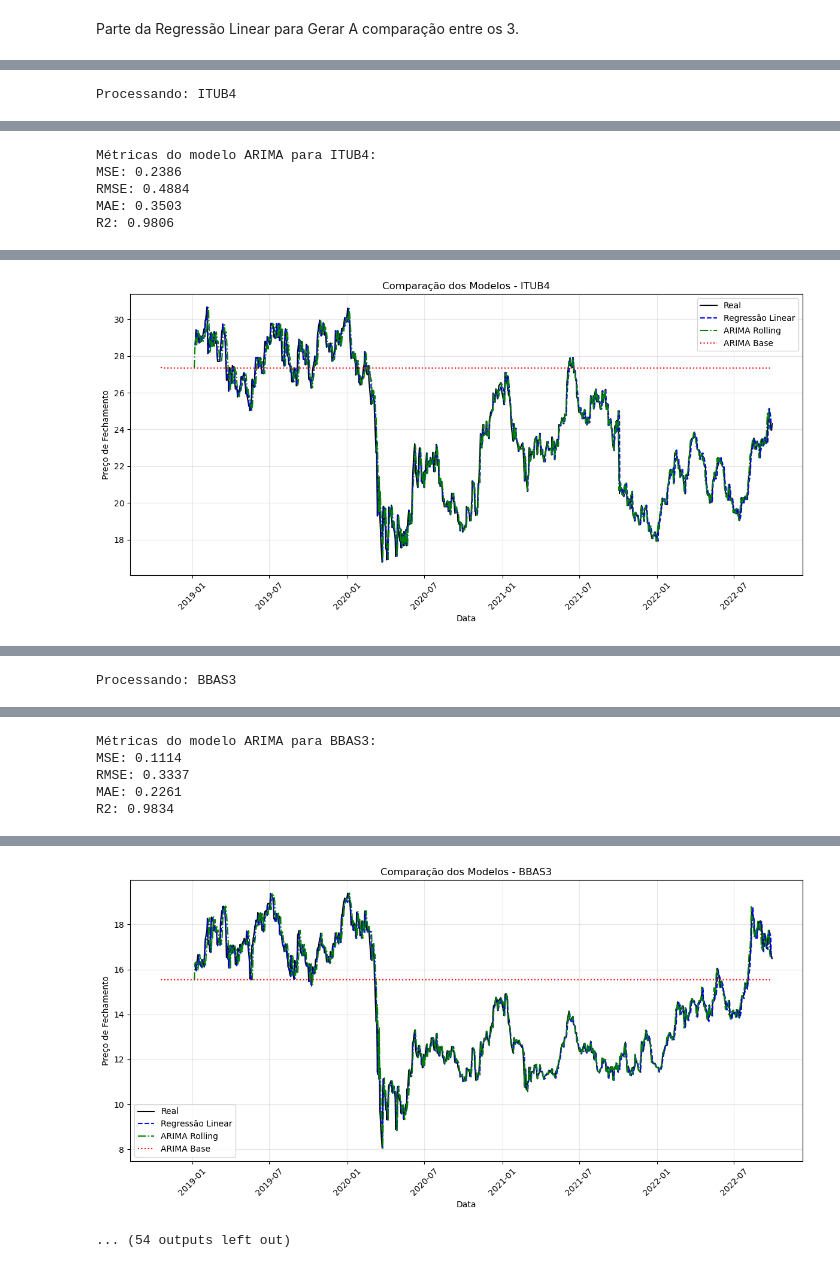
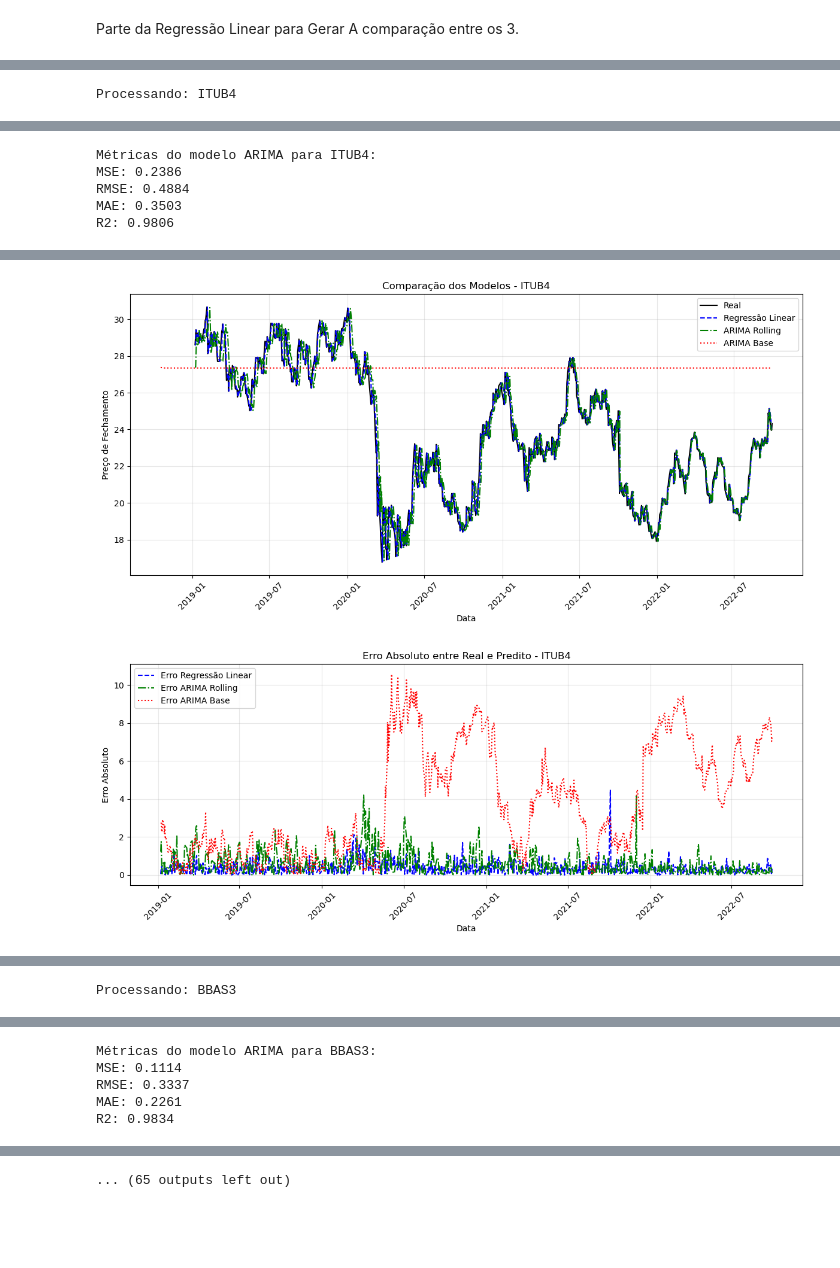
Before and after one commit to diogobrasil/analises-tcc-cripto, a Jupyter notebook: main/notebooks/arima_analysis/arima_analysis.ipynb, the cells around one changed output, grey strips where cells are left out. Drawn from its saved outputs; the diff is of its cells as text; code cells hidden in the pictures; blank space fills up the shorter version.

```diff
--- a/main/notebooks/arima_analysis/arima_analysis.ipynb
+++ b/main/notebooks/arima_analysis/arima_analysis.ipynb
@@ -277,7 +298,6 @@ import matplotlib.pyplot as plt
 from main.classes.neural_networks.training.train_linear_regression import train_and_evaluate as train_lr
 from main.classes.neural_networks.training.train_arima import train_and_evaluate_arima
 from sklearn.metrics import mean_squared_error, mean_absolute_error
-
 # Lista de ações analisadas
 acoes = ['ITUB4', 'BBAS3', 'CYRE3', 'TEND3' ,'DIRR3', 'ELET3', 'EQTL3', 'CMIG4', 'PETR3', 'VALE3', 'BRAP3']
 
@@ -307,7 +327,7 @@ for acao in acoes:
     start_idx_lr = df.index.get_indexer([pd.to_datetime(split_date)], method='bfill')[0] + window
     dates_lr = df.index[start_idx_lr : start_idx_lr + len(y_pred_lr)]
     y_test_recalculated_lr = serie.loc[dates_lr]
-       # ---------- ARIMA Rolling ----------
+    # ---------- ARIMA Rolling ----------
     rolling = True
     try:
         arima_model, metrics, predictions = train_and_evaluate_arima(
@@ -328,8 +348,6 @@ for acao in acoes:
         end=dates_lr[-1],
         periods=len(y_pred_arima_rolling)
     )
-    # Desloca 1 dia para a esquerda
-    dates_arima_rolling -= pd.Timedelta(days=3)
 
     y_true_arima_rolling = serie_completa.iloc[-len(y_pred_arima_rolling):]
     # Alinhar previsões com as datas corretas
@@ -368,4 +386,53 @@ for acao in acoes:
     plt.grid(True, alpha=0.3)
     plt.tight_layout()
     plt.show()
+    # 2º plot
+    # ---------- Erro absoluto (Real - Predito) ----------
+
+    # Recalcula as datas comprimidas do ARIMA Rolling
+    dates_arima_rolling = pd.date_range(
+        start=dates_lr[0],
+        end=dates_lr[-1],
+        periods=len(y_pred_arima_rolling)
+    )
+
+    # Interpola os valores reais da série original para bater com as novas datas
+    serie_real = df[acao].dropna()
+    serie_real_interp = pd.Series(
+        np.interp(
+            pd.to_numeric(dates_arima_rolling),
+            pd.to_numeric(serie_real.index),
+            serie_real.values
+        ),
+        index=dates_arima_rolling
+    )
+
+    # Calcula erros absolutos
+    erro_lr = np.abs(y_test_recalculated_lr - y_pred_lr)
+    erro_arima_rolling = np.abs(serie_real_interp.values - y_pred_arima_rolling)
+    erro_arima_base = np.abs(y_test_recalculated_base - y_pred_arima_base)
+
+    # Redefine eixo de datas comum
+    dates_common = dates_lr[:min(len(erro_lr), len(erro_arima_rolling), len(erro_arima_base))]
+
+    # Truncamento
+    erro_lr = erro_lr[:len(dates_common)]
+    erro_arima_rolling = erro_arima_rolling[:len(dates_common)]
+    erro_arima_base = erro_arima_base[:len(dates_common)]
+
+    # ---------- Plot dos erros absolutos ----------
+    plt.figure(figsize=(12, 5))
+    plt.plot(dates_common, erro_lr, label="Erro Regressão Linear", linestyle="--", color="blue")
+    plt.plot(dates_common, erro_arima_rolling, label="Erro ARIMA Rolling", linestyle="-.", color="green")
+    plt.plot(dates_common, erro_arima_base, label="Erro ARIMA Base", linestyle=":", color="red")
+
+    plt.title(f"Erro Absoluto entre Real e Predito - {acao}")
+    plt.xlabel("Data")
+    plt.ylabel("Erro Absoluto")
+    plt.xticks(rotation=45)
+    plt.legend()
+    plt.grid(True, alpha=0.3)
+
+    plt.tight_layout()
+    plt.show()
 # %% [output]
@@ -411 +478,2 @@ Métricas no conjunto de teste:
-[figure, old version]
+[figure, new version]
+[figure, new version]
@@ -451,2 +519 @@ Métricas no conjunto de teste:
-[figure, old version]
-... (54 outputs left out)
+... (65 outputs left out)
```
Also changed, not shown: parts of 15 cells of this notebook, 8 other files.
